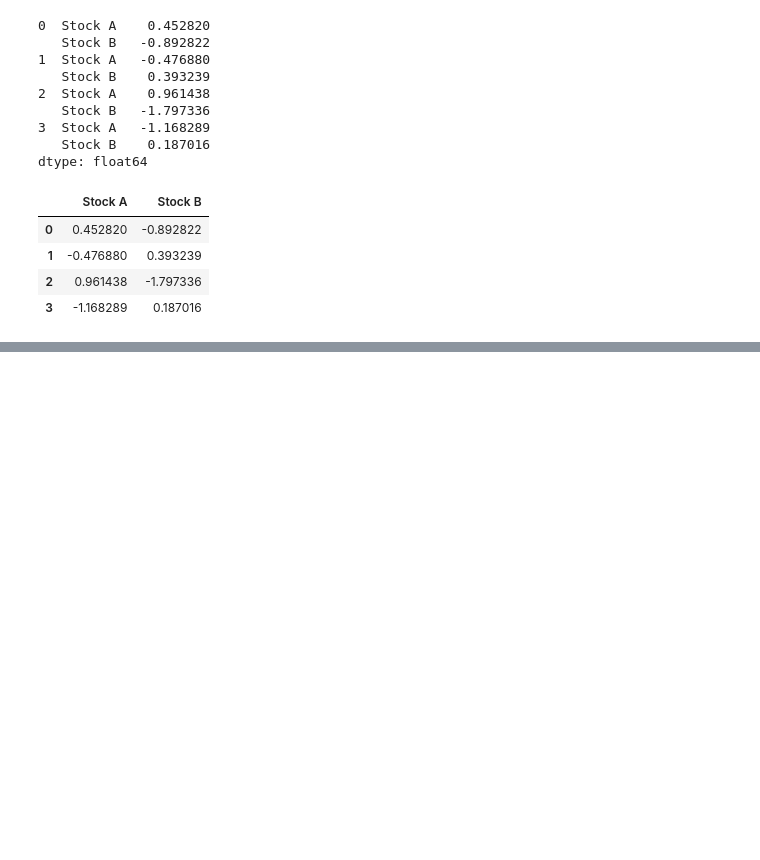
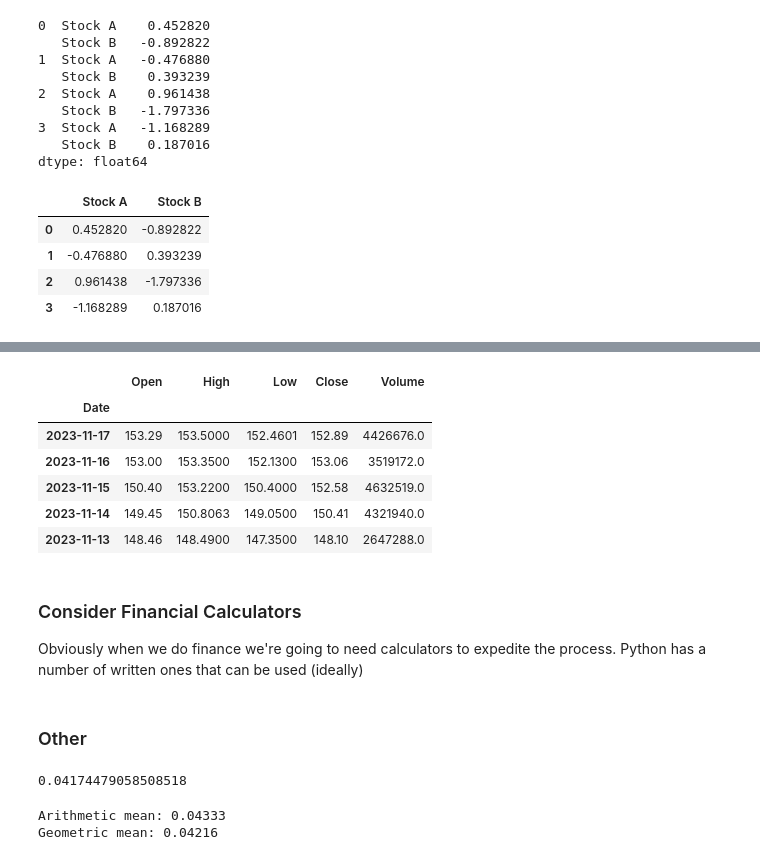
Before and after one commit to leoouyang781/Test-Repository, a Jupyter notebook: Python-For-Finance-2nd-Edition/Chapter 2.ipynb, the cells around one changed output, grey strips where cells are left out. Cells and saved outputs as stored; diff of their text form; code cells hidden in the pictures; blank space fills up the shorter version.

```diff
--- a/Python-For-Finance-2nd-Edition/Chapter 2.ipynb
+++ b/Python-For-Finance-2nd-Edition/Chapter 2.ipynb
@@ -303,0 +314,19 @@ k
+# %%
+import pandas_datareader.data as web
+
+# Note: some of the functions given in the book are deprecated and no longer work
+df = web.DataReader('ibm', 'stooq')
+# %%
+df.head()
+# %% [output]
+|  | Open | High | Low | Close | Volume |
+| Date |  |  |  |  |  |
+| 2023-11-17 | 153.29 | 153.5000 | 152.4601 | 152.89 | 4426676.0 |
+| 2023-11-16 | 153.00 | 153.3500 | 152.1300 | 153.06 | 3519172.0 |
+| 2023-11-15 | 150.40 | 153.2200 | 150.4000 | 152.58 | 4632519.0 |
+| 2023-11-14 | 149.45 | 150.8063 | 149.0500 | 150.41 | 4321940.0 |
+| 2023-11-13 | 148.46 | 148.4900 | 147.3500 | 148.10 | 2647288.0 |
+# %% [markdown]
+### Consider Financial Calculators
+
+Obviously when we do finance we're going to need calculators to expedite the process. Python has a number of written ones that can be used (ideally)
@@ -303,0 +337,20 @@ k
+# %% [markdown]
+### Other
+# %%
+import scipy as sp
+ret=np.array([0.05,0.11,-0.03])
+pow(np.prod(ret+1),1/len(ret))-1
+# %% [output]
+0.04174479058508518
+# %%
+def means (ret):
+    return np.mean(ret), pow(np.prod(ret+1),1./len(ret))-1
+
+test = np.array([0.1,0.05,-0.02])
+
+arith = means(test)[0]
+geo = means(test)[1]
+print('Arithmetic mean: {:.4} \nGeometric mean: {:.4}'.format(arith, geo))
+# %% [output]
+Arithmetic mean: 0.04333
+Geometric mean: 0.04216
```
Also changed, not shown: parts of 2 cells of this notebook.
